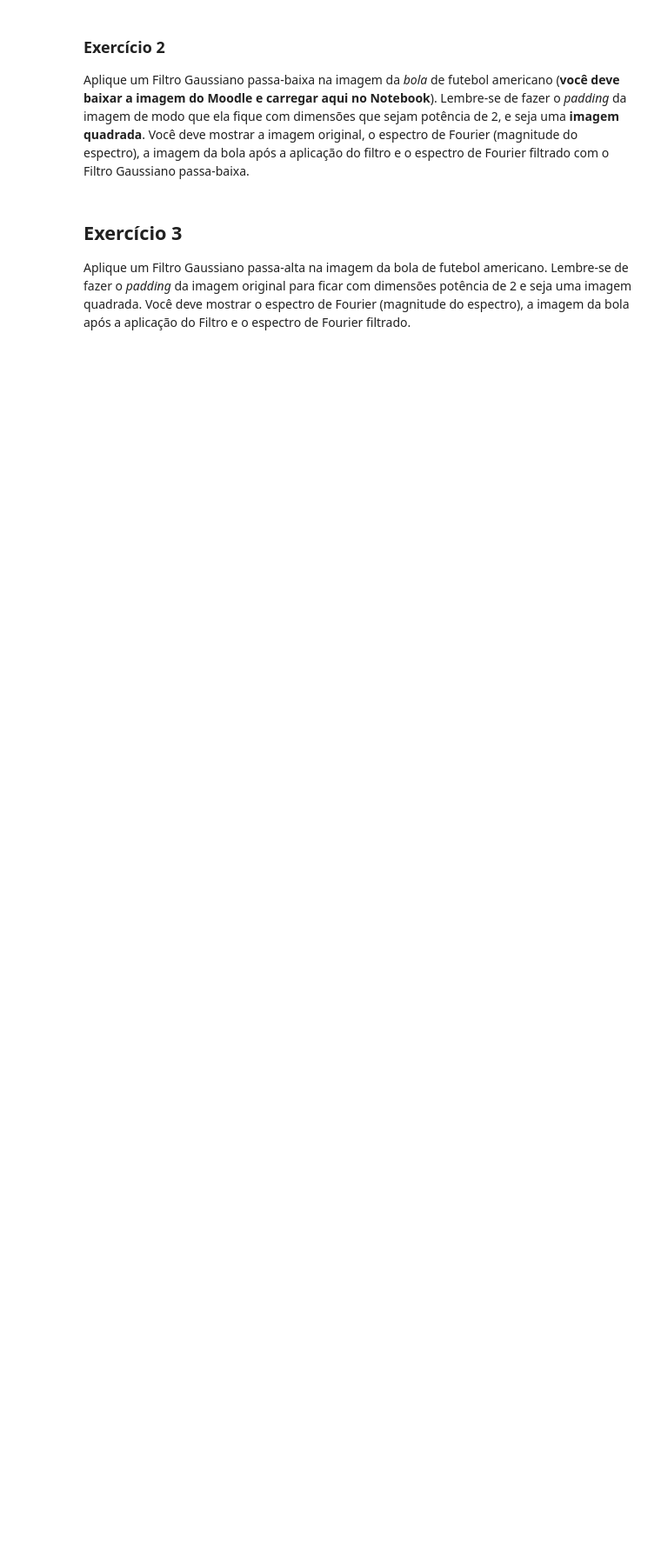
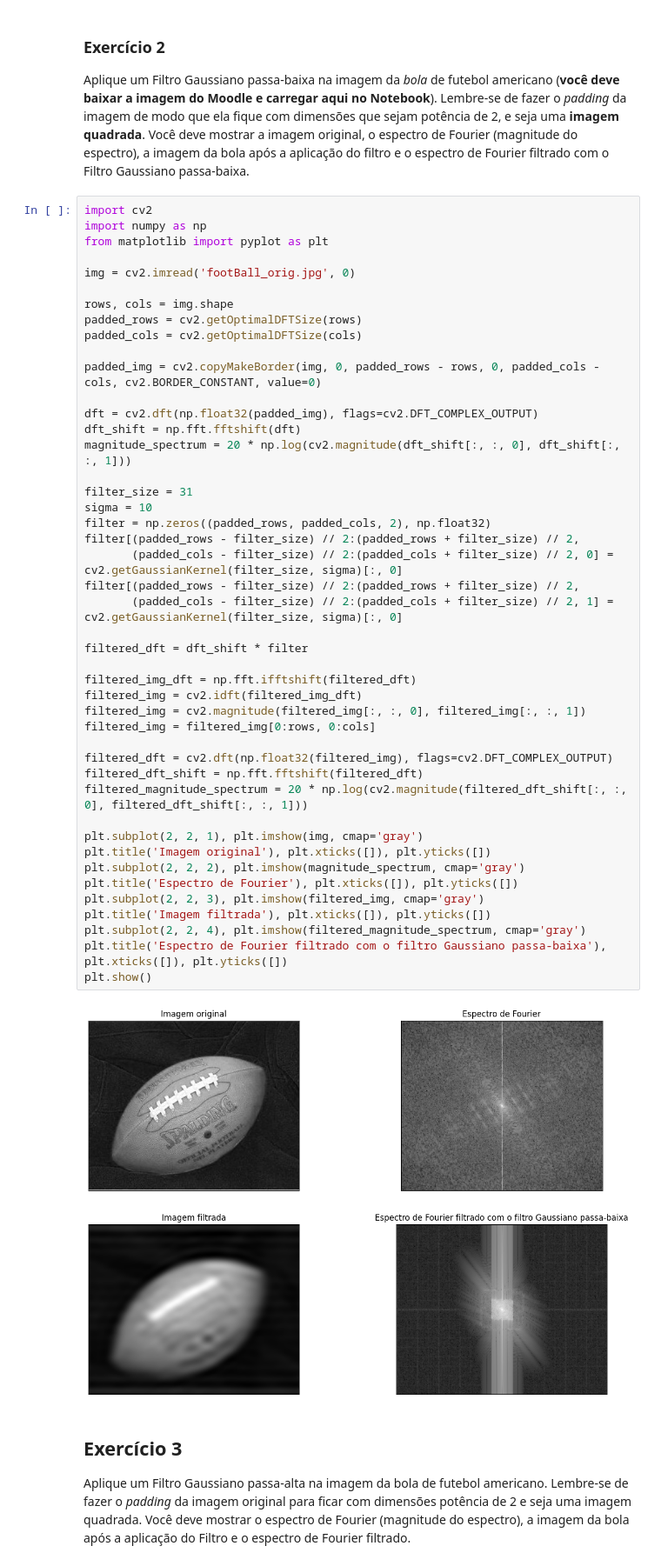
Before and after one commit to profmariomenezes/compvis-filtros-espaciais-e-de-frequencia-20231-dedekamiwada, a Jupyter notebook: 03_Filtros_Frequencia_scikit_image_para_alunos.ipynb, the cells around one changed output. Shown at 87% size. Saved outputs shown, nothing was run; the diff lists cells and outputs as text; blank space fills up the shorter version.

```diff
--- a/03_Filtros_Frequencia_scikit_image_para_alunos.ipynb
+++ b/03_Filtros_Frequencia_scikit_image_para_alunos.ipynb
@@ -152,6 +263,53 @@ Por último neste exercício, aplique uma transformação logarítmica à Transf
 ### Exercício 2
 
 Aplique um Filtro Gaussiano passa-baixa na imagem da *bola* de futebol americano (**você deve baixar a imagem do Moodle e carregar aqui no Notebook**). Lembre-se de fazer o *padding* da imagem de modo que ela fique com dimensões que sejam potência de 2, e seja uma **imagem quadrada**. Você deve mostrar a imagem original, o espectro de Fourier (magnitude do espectro), a imagem da bola após a aplicação do filtro e o espectro de Fourier filtrado com o Filtro Gaussiano passa-baixa.
+# %%
+import cv2
+import numpy as np
+from matplotlib import pyplot as plt
+
+img = cv2.imread('footBall_orig.jpg', 0)
+
+rows, cols = img.shape
+padded_rows = cv2.getOptimalDFTSize(rows)
+padded_cols = cv2.getOptimalDFTSize(cols)
+
+padded_img = cv2.copyMakeBorder(img, 0, padded_rows - rows, 0, padded_cols - cols, cv2.BORDER_CONSTANT, value=0)
+
+dft = cv2.dft(np.float32(padded_img), flags=cv2.DFT_COMPLEX_OUTPUT)
+dft_shift = np.fft.fftshift(dft)
+magnitude_spectrum = 20 * np.log(cv2.magnitude(dft_shift[:, :, 0], dft_shift[:, :, 1]))
+
+filter_size = 31
+sigma = 10
+filter = np.zeros((padded_rows, padded_cols, 2), np.float32)
+filter[(padded_rows - filter_size) // 2:(padded_rows + filter_size) // 2,
+       (padded_cols - filter_size) // 2:(padded_cols + filter_size) // 2, 0] = cv2.getGaussianKernel(filter_size, sigma)[:, 0]
+filter[(padded_rows - filter_size) // 2:(padded_rows + filter_size) // 2,
+       (padded_cols - filter_size) // 2:(padded_cols + filter_size) // 2, 1] = cv2.getGaussianKernel(filter_size, sigma)[:, 0]
+
+filtered_dft = dft_shift * filter
+
+filtered_img_dft = np.fft.ifftshift(filtered_dft)
+filtered_img = cv2.idft(filtered_img_dft)
+filtered_img = cv2.magnitude(filtered_img[:, :, 0], filtered_img[:, :, 1])
+filtered_img = filtered_img[0:rows, 0:cols]
+
+filtered_dft = cv2.dft(np.float32(filtered_img), flags=cv2.DFT_COMPLEX_OUTPUT)
+filtered_dft_shift = np.fft.fftshift(filtered_dft)
+filtered_magnitude_spectrum = 20 * np.log(cv2.magnitude(filtered_dft_shift[:, :, 0], filtered_dft_shift[:, :, 1]))
+
+plt.subplot(2, 2, 1), plt.imshow(img, cmap='gray')
+plt.title('Imagem original'), plt.xticks([]), plt.yticks([])
+plt.subplot(2, 2, 2), plt.imshow(magnitude_spectrum, cmap='gray')
+plt.title('Espectro de Fourier'), plt.xticks([]), plt.yticks([])
+plt.subplot(2, 2, 3), plt.imshow(filtered_img, cmap='gray')
+plt.title('Imagem filtrada'), plt.xticks([]), plt.yticks([])
+plt.subplot(2, 2, 4), plt.imshow(filtered_magnitude_spectrum, cmap='gray')
+plt.title('Espectro de Fourier filtrado com o filtro Gaussiano passa-baixa'), plt.xticks([]), plt.yticks([])
+plt.show()
+# %% [output]
+[figure, added]
 # %% [markdown]
 ## Exercício 3
 
```
Also changed, not shown: parts of 8 cells of this notebook.
